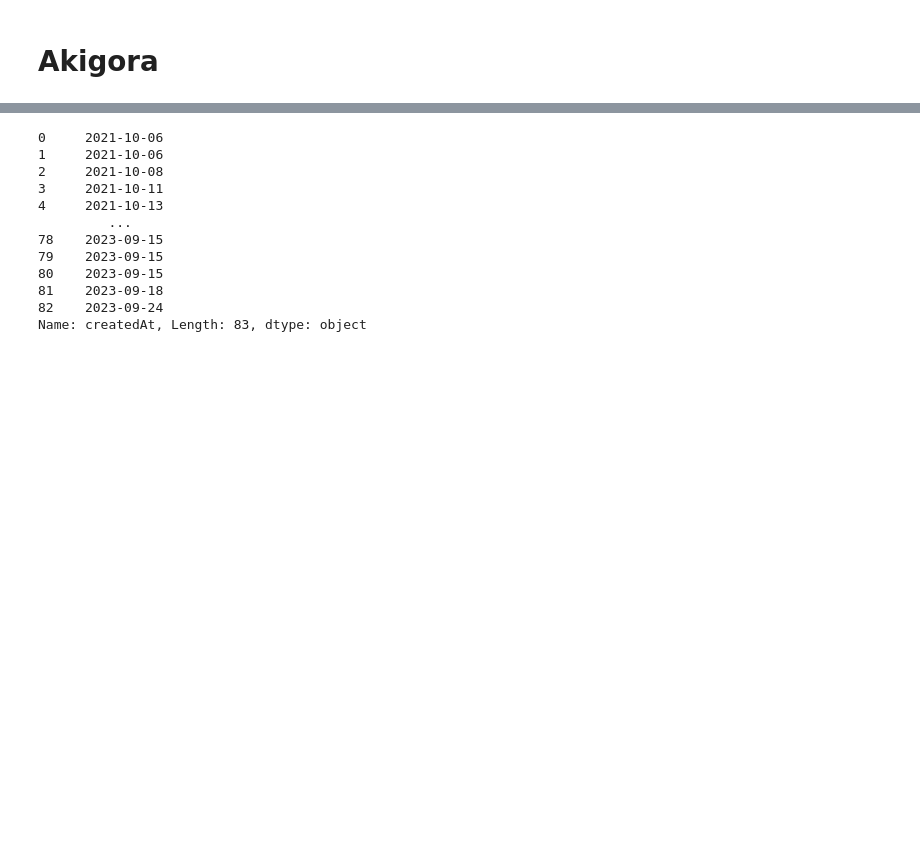
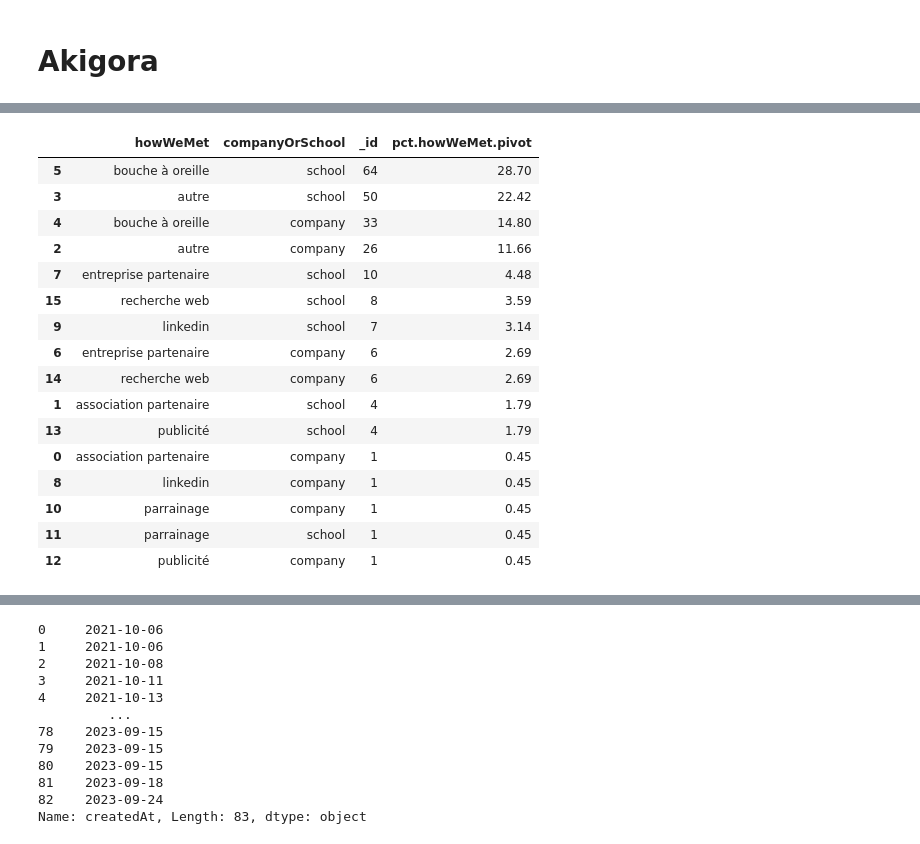
Before and after one commit to MakaoCH/Akigora, a Jupyter notebook: Akigora.ipynb, the cells around one changed output, grey strips where cells are left out. Drawn from its saved outputs; the diff is of its cells as text; code cells hidden in the pictures; blank space fills up the shorter version.

```diff
--- a/Akigora.ipynb
+++ b/Akigora.ipynb
@@ -28,0 +31,24 @@ CN
+# %%
+CC = CC.dropna(subset=['howWeMet'])
+howWeMet_pivot = CC.pivot_table(index=['howWeMet','companyOrSchool'], values='_id', aggfunc='count').reset_index()
+howWeMet_pivot['pct.howWeMet.pivot'] = round((howWeMet_pivot['_id'] / howWeMet_pivot['_id'].sum()) * 100, 2)
+howWeMet_pivot = howWeMet_pivot.sort_values(by='pct.howWeMet.pivot', ascending=False)
+howWeMet_pivot
+# %% [output]
+|  | howWeMet | companyOrSchool | _id | pct.howWeMet.pivot |
+| 5 | bouche à oreille | school | 64 | 28.70 |
+| 3 | autre | school | 50 | 22.42 |
+| 4 | bouche à oreille | company | 33 | 14.80 |
+| 2 | autre | company | 26 | 11.66 |
+| 7 | entreprise partenaire | school | 10 | 4.48 |
+| 15 | recherche web | school | 8 | 3.59 |
+| 9 | linkedin | school | 7 | 3.14 |
+| 6 | entreprise partenaire | company | 6 | 2.69 |
+| 14 | recherche web | company | 6 | 2.69 |
+| 1 | association partenaire | school | 4 | 1.79 |
+| 13 | publicité | school | 4 | 1.79 |
+| 0 | association partenaire | company | 1 | 0.45 |
+| 8 | linkedin | company | 1 | 0.45 |
+| 10 | parrainage | company | 1 | 0.45 |
+| 11 | parrainage | school | 1 | 0.45 |
+| 12 | publicité | company | 1 | 0.45 |
```
Also changed, not shown: parts of 8 cells of this notebook, 3 other files.
